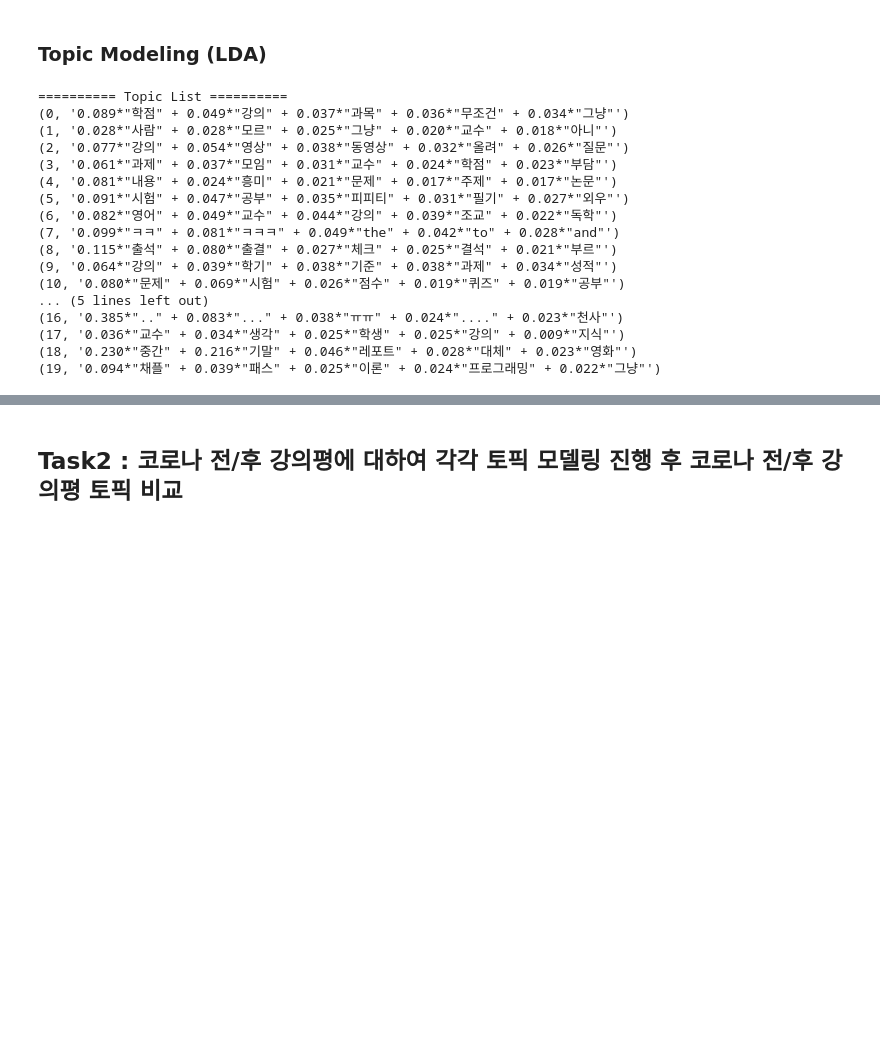
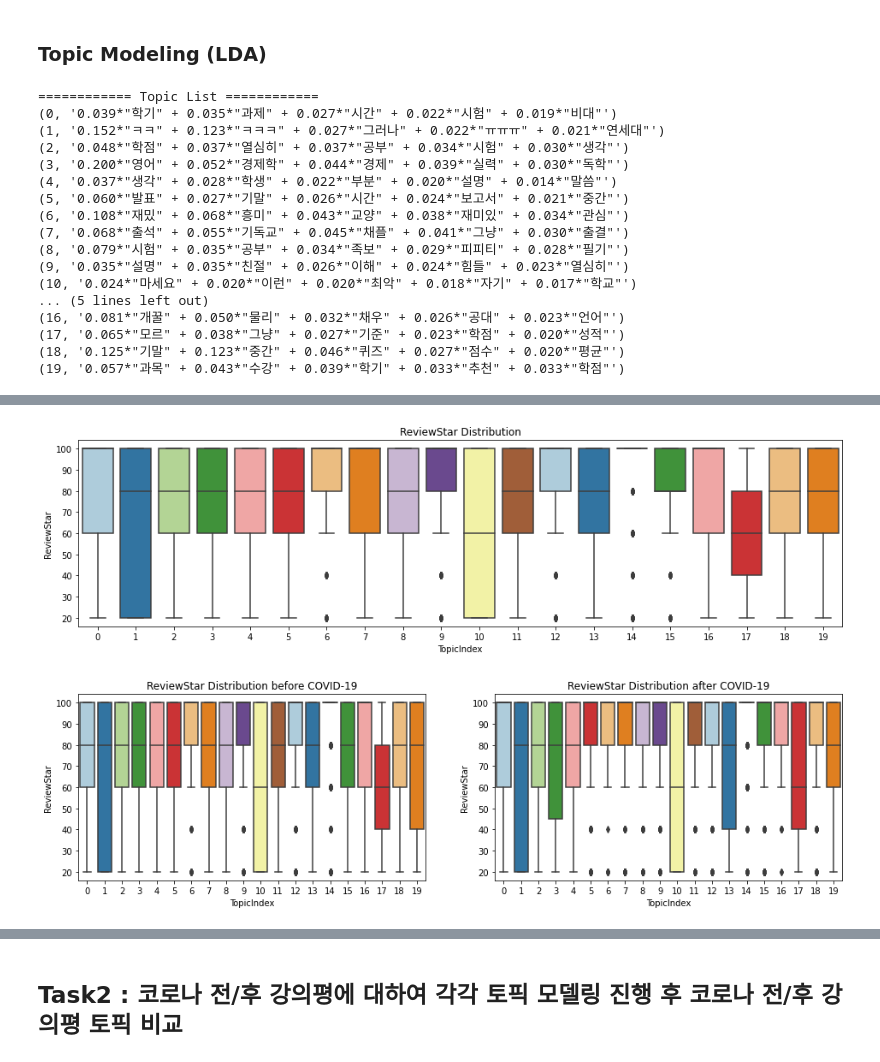
Before and after one commit to cheris8/Yonsei-Lecture-Recommendation-System, a Jupyter notebook: modeling/TopicModeling.ipynb, the cells around one changed output, grey strips where cells are left out. Saved outputs shown, nothing was run; the diff lists cells and outputs as text; code cells hidden in the pictures; blank space fills up the shorter version.

```diff
--- a/modeling/TopicModeling.ipynb
+++ b/modeling/TopicModeling.ipynb
@@ -47,28 +47,26 @@ data_.head()
 ### Topic Modeling (LDA)
 # %%
 # topic modeling => topic list
-f = open('Task1_topic_list.txt', 'w')
-print('========== Topic List ==========')
+print('============ Topic List ============')
 corpus_, lda_ = ModelingLDA(text_tokenized_)
-f.close()
 # %% [output]
-========== Topic List ==========
-(0, '0.089*"학점" + 0.049*"강의" + 0.037*"과목" + 0.036*"무조건" + 0.034*"그냥"')
-(1, '0.028*"사람" + 0.028*"모르" + 0.025*"그냥" + 0.020*"교수" + 0.018*"아니"')
-(2, '0.077*"강의" + 0.054*"영상" + 0.038*"동영상" + 0.032*"올려" + 0.026*"질문"')
-(3, '0.061*"과제" + 0.037*"모임" + 0.031*"교수" + 0.024*"학점" + 0.023*"부담"')
-(4, '0.081*"내용" + 0.024*"흥미" + 0.021*"문제" + 0.017*"주제" + 0.017*"논문"')
-(5, '0.091*"시험" + 0.047*"공부" + 0.035*"피피티" + 0.031*"필기" + 0.027*"외우"')
-(6, '0.082*"영어" + 0.049*"교수" + 0.044*"강의" + 0.039*"조교" + 0.022*"독학"')
-(7, '0.099*"ㅋㅋ" + 0.081*"ㅋㅋㅋ" + 0.049*"the" + 0.042*"to" + 0.028*"and"')
-(8, '0.115*"출석" + 0.080*"출결" + 0.027*"체크" + 0.025*"결석" + 0.021*"부르"')
-(9, '0.064*"강의" + 0.039*"학기" + 0.038*"기준" + 0.038*"과제" + 0.034*"성적"')
-(10, '0.080*"문제" + 0.069*"시험" + 0.026*"점수" + 0.019*"퀴즈" + 0.019*"공부"')
+============ Topic List ============
+(0, '0.039*"학기" + 0.035*"과제" + 0.027*"시간" + 0.022*"시험" + 0.019*"비대"')
+(1, '0.152*"ㅋㅋ" + 0.123*"ㅋㅋㅋ" + 0.027*"그러나" + 0.022*"ㅠㅠㅠ" + 0.021*"연세대"')
+(2, '0.048*"학점" + 0.037*"열심히" + 0.037*"공부" + 0.034*"시험" + 0.030*"생각"')
+(3, '0.200*"영어" + 0.052*"경제학" + 0.044*"경제" + 0.039*"실력" + 0.030*"독학"')
+(4, '0.037*"생각" + 0.028*"학생" + 0.022*"부분" + 0.020*"설명" + 0.014*"말씀"')
+(5, '0.060*"발표" + 0.027*"기말" + 0.026*"시간" + 0.024*"보고서" + 0.021*"중간"')
+(6, '0.108*"재밌" + 0.068*"흥미" + 0.043*"교양" + 0.038*"재미있" + 0.034*"관심"')
+(7, '0.068*"출석" + 0.055*"기독교" + 0.045*"채플" + 0.041*"그냥" + 0.030*"출결"')
+(8, '0.079*"시험" + 0.035*"공부" + 0.034*"족보" + 0.029*"피피티" + 0.028*"필기"')
+(9, '0.035*"설명" + 0.035*"친절" + 0.026*"이해" + 0.024*"힘들" + 0.023*"열심히"')
+(10, '0.024*"마세요" + 0.020*"이런" + 0.020*"최악" + 0.018*"자기" + 0.017*"학교"')
 ... (5 lines left out)
-(16, '0.385*".." + 0.083*"..." + 0.038*"ㅠㅠ" + 0.024*"...." + 0.023*"천사"')
-(17, '0.036*"교수" + 0.034*"생각" + 0.025*"학생" + 0.025*"강의" + 0.009*"지식"')
-(18, '0.230*"중간" + 0.216*"기말" + 0.046*"레포트" + 0.028*"대체" + 0.023*"영화"')
-(19, '0.094*"채플" + 0.039*"패스" + 0.025*"이론" + 0.024*"프로그래밍" + 0.022*"그냥"')
+(16, '0.081*"개꿀" + 0.050*"물리" + 0.032*"채우" + 0.026*"공대" + 0.023*"언어"')
+(17, '0.065*"모르" + 0.038*"그냥" + 0.027*"기준" + 0.023*"학점" + 0.020*"성적"')
+(18, '0.125*"기말" + 0.123*"중간" + 0.046*"퀴즈" + 0.027*"점수" + 0.020*"평균"')
+(19, '0.057*"과목" + 0.043*"수강" + 0.039*"학기" + 0.033*"추천" + 0.033*"학점"')
 # %%
 topic_table_ = MakeTopicTable(corpus_, lda_)
 # %%
@@ -86,6 +84,28 @@ df_.to_csv('Task1_data_with_topic.csv')
 # %%
 before_df_ = df_[df_['COVID-19']=='before']
 after_df_ = df_[df_['COVID-19']=='after']
+# %%
+# ReviewStar Distribution
+
+fig, ax = plt.subplots(1, 1, figsize=(16, 4))
+
+sns.boxplot(x='TopicIndex', y='ReviewStar', data=df_, palette='Paired')
+plt.title('ReviewStar Distribution')
+
+fig, ax = plt.subplots(1, 2, figsize=(16, 4))
+
+plt.subplot(121)
+sns.boxplot(x='TopicIndex', y='ReviewStar', data=before_df_, palette='Paired')
+plt.title('ReviewStar Distribution before COVID-19')
+
+plt.subplot(122)
+sns.boxplot(x='TopicIndex', y='ReviewStar', data=after_df_, palette='Paired')
+plt.title('ReviewStar Distribution after COVID-19')
+
+plt.show()
+# %% [output]
+[figure, added]
+[figure, added]
 # %%
 # Topic Distribution
 
```
Also changed, not shown: parts of 11 cells of this notebook, 2 other files.
